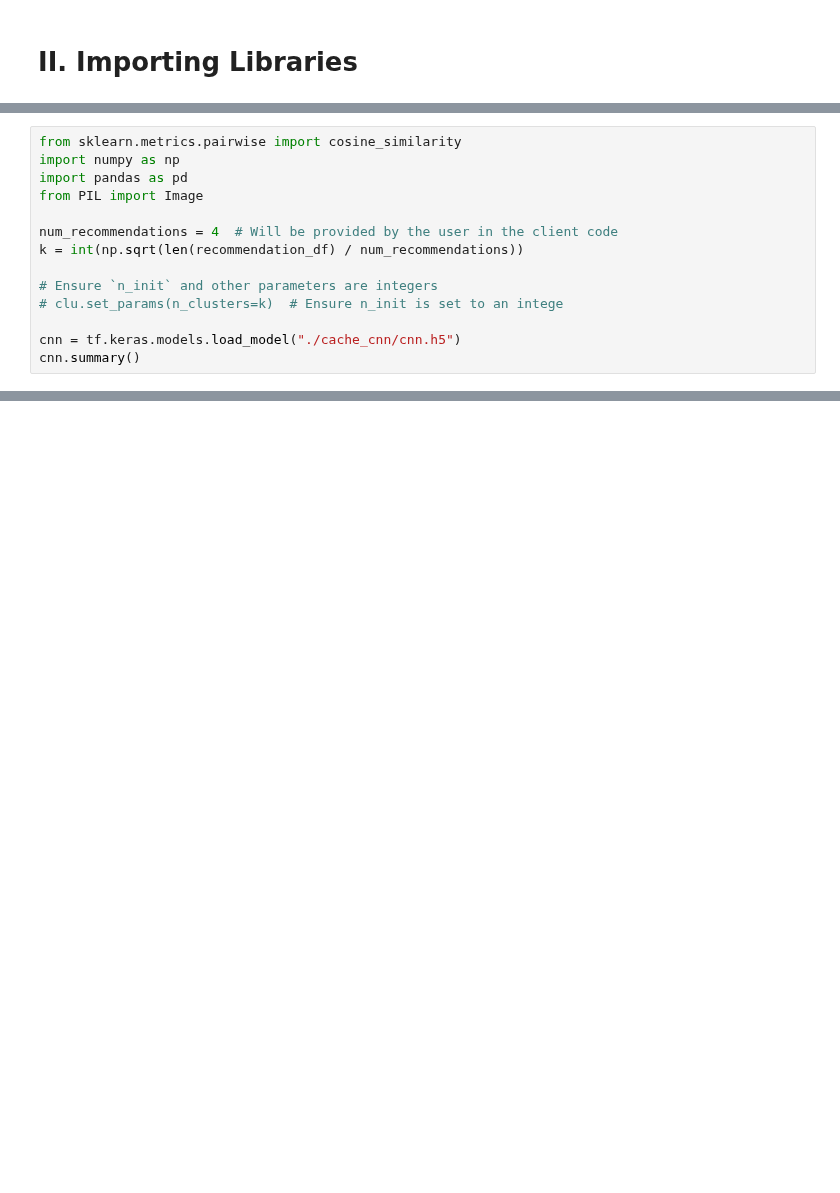
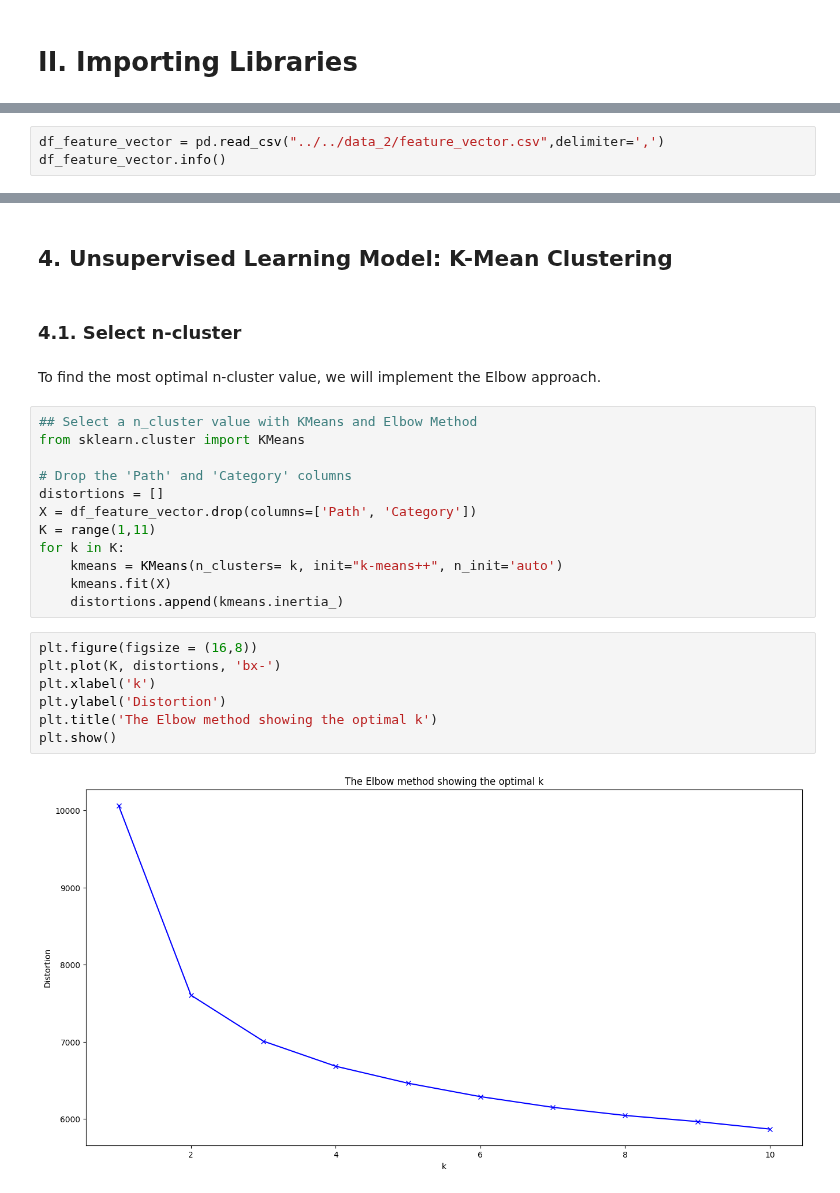
Before and after one commit to Mudoker/furniture-recognition-model, a Jupyter notebook: notebooks/model_development/recommend.ipynb, the cells around one changed output, grey strips where cells are left out. Cells and saved outputs as stored; diff of their text form; blank space fills up the shorter version.

```diff
--- a/notebooks/model_development/recommend.ipynb
+++ b/notebooks/model_development/recommend.ipynb
@@ -318,14 +178,0 @@ def classify(image_path: str, classifier_path: str, verbose: bool = False, retur
-# %%
-from sklearn.metrics.pairwise import cosine_similarity
-import numpy as np
-import pandas as pd
-from PIL import Image
-
-num_recommendations = 4  # Will be provided by the user in the client code
-k = int(np.sqrt(len(recommendation_df) / num_recommendations))
-
-# Ensure `n_init` and other parameters are integers
-# clu.set_params(n_clusters=k)  # Ensure n_init is set to an intege
-
-cnn = tf.keras.models.load_model("./cache_cnn/cnn.h5")
-cnn.summary()
@@ -439,0 +229,3 @@ WARNING:absl:Error in loading the saved optimizer state. As a result, your model
+# %%
+df_feature_vector = pd.read_csv("../../data_2/feature_vector.csv",delimiter=',')
+df_feature_vector.info()
@@ -439,0 +332,27 @@ WARNING:absl:Error in loading the saved optimizer state. As a result, your model
+# %% [markdown]
+## 4. Unsupervised Learning Model: K-Mean Clustering
+# %% [markdown]
+### 4.1. Select n-cluster
+# %% [markdown]
+To find the most optimal n-cluster value, we will implement the Elbow approach.
+# %%
+## Select a n_cluster value with KMeans and Elbow Method
+from sklearn.cluster import KMeans
+
+# Drop the 'Path' and 'Category' columns
+distortions = []
+X = df_feature_vector.drop(columns=['Path', 'Category'])
+K = range(1,11)
+for k in K:
+    kmeans = KMeans(n_clusters= k, init="k-means++", n_init='auto')
+    kmeans.fit(X)
+    distortions.append(kmeans.inertia_)
+# %%
+plt.figure(figsize = (16,8))
+plt.plot(K, distortions, 'bx-')
+plt.xlabel('k')
+plt.ylabel('Distortion')
+plt.title('The Elbow method showing the optimal k')
+plt.show()
+# %% [output]
+[figure, added]
```
Also changed, not shown: parts of 63 cells of this notebook.
